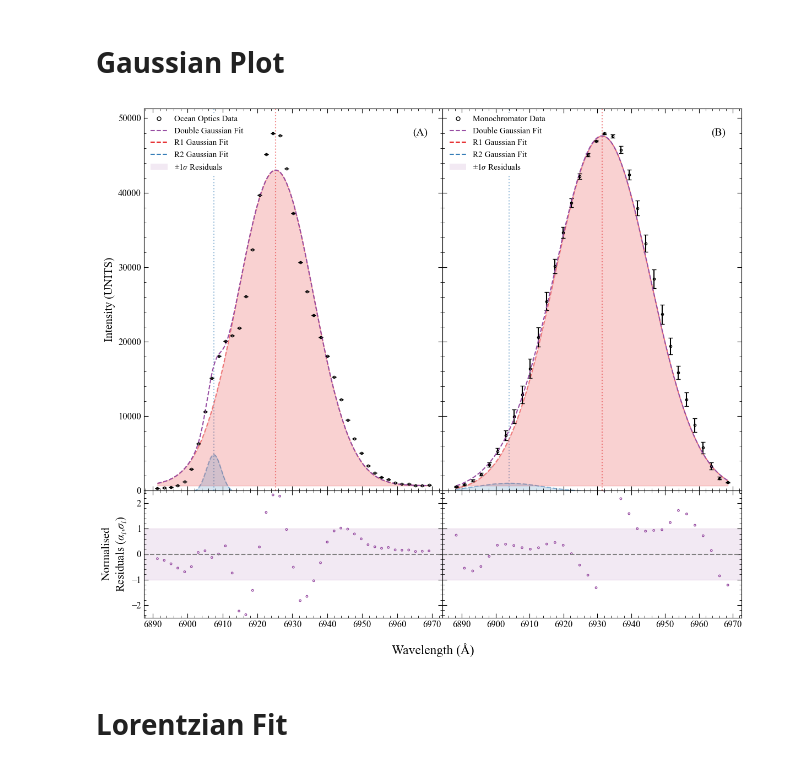
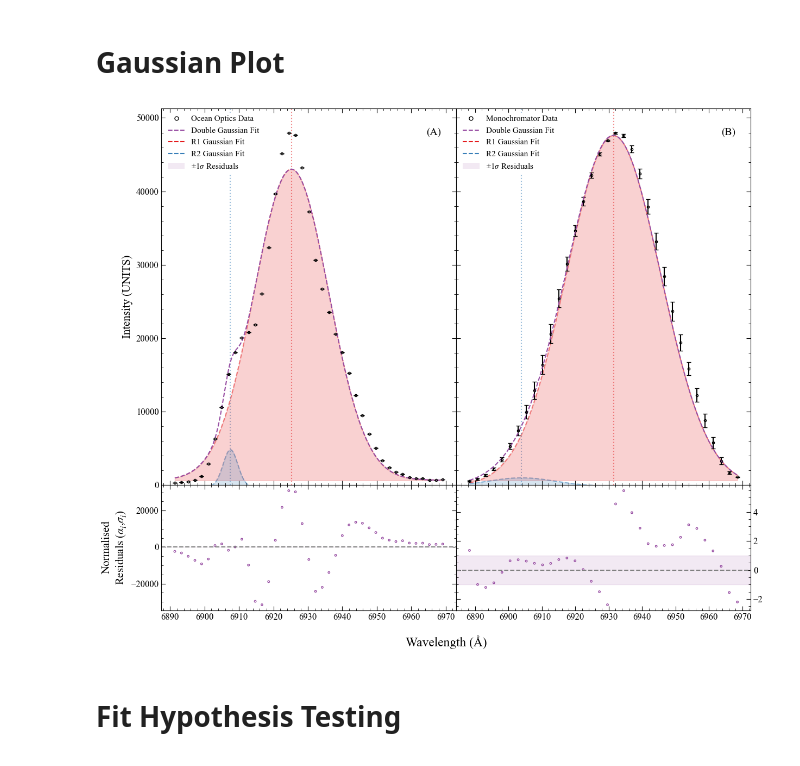
Before and after one commit to Sebastian426/Advanced-Lab-Code, a Jupyter notebook: Main_Results_Plots/Peak_Plots.ipynb, the cells around one changed output. Saved outputs shown, nothing was run; the diff lists cells and outputs as text; code cells hidden in the pictures.

Commit message:
Main emission spectra plot created

```diff
--- a/Main_Results_Plots/Peak_Plots.ipynb
+++ b/Main_Results_Plots/Peak_Plots.ipynb
@@ -147,6 +147,6 @@ plt.show()
 # %%
 #fake errorbars for ocean, need to recollect this:
-y_err_ocean_masked = 0.001* np.argmax(y_ocean_masked)
+y_err_ocean_masked = 0.01* np.argmax(y_ocean_masked)
 # %% [markdown]
 # Voigt Fit
 # %%
@@ -668,9 +668,6 @@ plt.show()
 
 residual_ocean_gauss = (y_ocean_masked - full_fit_ocean_gauss)/y_err_ocean_masked
 residual_mono_gauss =  (y_mono_masked - full_fit_mono_gauss)/y_err_mono_masked
-
-residual_ocean_gauss /= np.std(residual_ocean_gauss)
-residual_mono_gauss /= np.std(residual_mono_gauss)
 
 residual_band = Patch(
     facecolor=fit_colours[0],
@@ -724,10 +721,9 @@ ax_main_ocean = fig.add_subplot(gs[0, 0])
 ax_res_ocean = fig.add_subplot(gs[1, 0], sharex=ax_main_ocean)
 
 ax_main_ocean.set_ylim([0, 1.07 * np.max(y_ocean_masked)])
-ax_res_ocean.set_ylim([-2.5,2.5])
 
 ax_main_mono = fig.add_subplot(gs[0, 1], sharey=ax_main_ocean)
-ax_res_mono = fig.add_subplot(gs[1, 1], sharex=ax_main_mono, sharey = ax_res_ocean)
+ax_res_mono = fig.add_subplot(gs[1, 1], sharex=ax_main_mono)
 
 for ax in [ax_main_ocean, ax_res_ocean, ax_main_mono, ax_res_mono]:
     ax.minorticks_on()
@@ -737,7 +733,7 @@ for ax in [ax_main_ocean, ax_res_ocean, ax_main_mono, ax_res_mono]:
                    right=True, top=True)
 
 ax_main_mono.tick_params(labelleft=False)
-ax_res_mono.tick_params(labelleft=False)
+ax_res_mono.tick_params(labelleft=False, labelright=True)
 
 ###########
 # Main Plot
@@ -793,33 +789,33 @@ ax_main_mono.legend(
     edgecolor="white",
     framealpha=1.0
 )
 
 ax_main_ocean.text(0.9, 0.95, "(A)", transform=ax_main_ocean.transAxes, va="top")
 ax_main_mono.text(0.9, 0.95, "(B)", transform=ax_main_mono.transAxes, va="top")
 
 ################
 # Residual Plots
 ################
 
 for ax, xdata, residual in zip(
         [ax_res_ocean, ax_res_mono],  #ax
         [x_ocean_masked, x_mono_masked],  #xdata
         [residual_ocean_gauss, residual_mono_gauss]  #residual
 ):
     ax.scatter(xdata * angstrom_scalefactor, residual,
                color=fit_colours[0], marker=marker, s=6, facecolor="none")
     ax.axhspan(-1, 1, color=fit_colours[0], alpha=0.12, zorder=-1)
     ax.axhline(0, color="grey", linestyle="--")
 
 ax_res_ocean.set_ylabel("Normalised\nResiduals ($\\alpha_i$,$\\sigma_i$)")
 
 fig.supxlabel("Wavelength (Å)", y=0.05)
 
 plt.savefig(pc_savepath_gauss_peakshape,
             dpi=600,
             bbox_inches="tight")
 plt.show()
 # %% [output]
-[figure, old version]
+[figure, new version]
 # %% [markdown]
-# Lorentzian Fit
+# Fit Hypothesis Testing
```
Also changed, not shown: parts of 9 cells of this notebook.
